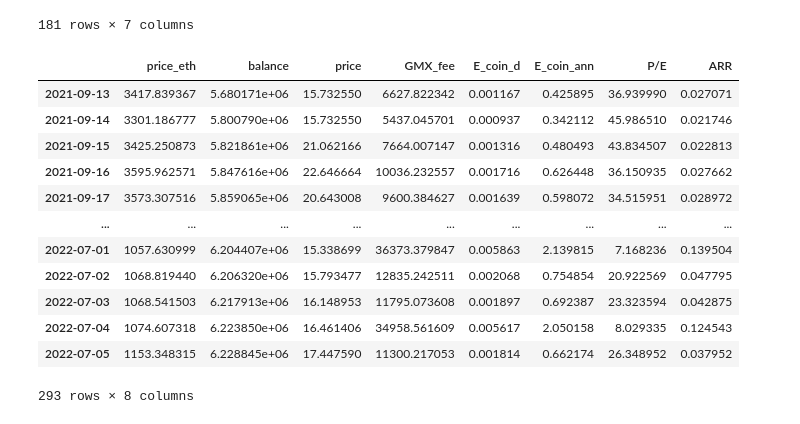
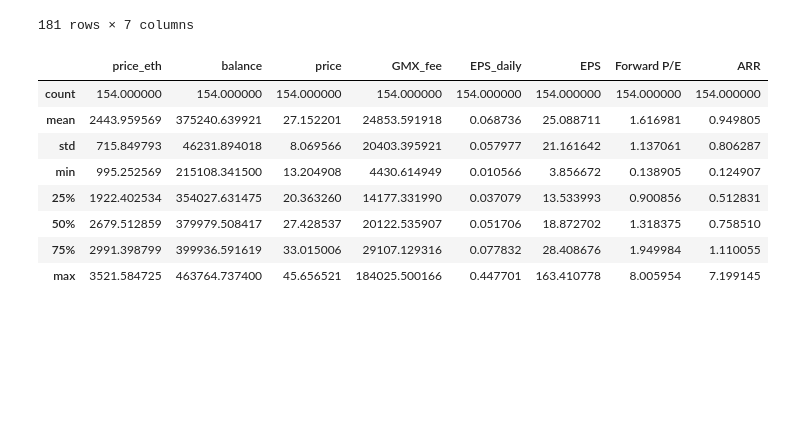
Before and after one commit to chainbound/profit-sharing-protocols-research, a Jupyter notebook: gmx.ipynb, the cells around one changed output. Cells and saved outputs as stored; diff of their text form; code cells hidden in the pictures; blank space fills up the shorter version.

```diff
--- a/gmx.ipynb
+++ b/gmx.ipynb
@@ -75,49 +75,47 @@ gmx_price = gmx_price_raw.drop(['Date'], axis=1)
 
 eth_price.index = pd.to_datetime(eth_price['snapped_at'])
 eth_price.index = eth_price.index.tz_localize(None)
 eth_price = eth_price.drop(['snapped_at'], axis=1)
 eth_price. rename(columns = {'price':'price_eth'}, inplace = True)
 
 def gmx_yield(gmx_data, chain_staked_table, chain, eth_price):
 
     gmx_total_fee = pd.DataFrame(gmx_data.set_index('Date').drop(['Cumulative'], axis=1).sum(axis=1)*0.3)
     gmx_total_fee.columns = ['GMX_fee']
 
     chain_staked_table['time'] = pd.to_datetime(chain_staked_table['time'], unit='s')
     chain_staked_table = chain_staked_table.sort_values(by=['time']).set_index('time').resample('1D').mean().dropna()
 
 
     master_df = pd.merge(gmx_price, gmx_total_fee, left_index=True, right_index=True)
     master_df = pd.merge(chain_staked_table[['balance']], master_df, left_index=True, right_index=True)
     master_df = pd.merge(eth_price[['price_eth']], master_df, left_index=True, right_index=True)
 
 
-    master_df['E_coin_d'] = master_df.GMX_fee / master_df.balance
-    master_df['E_coin_ann'] = master_df['E_coin_d']*365
-    master_df['P/E'] = master_df.price/master_df.E_coin_ann
-    master_df['ARR'] = master_df.E_coin_ann/master_df.price
+    master_df['EPS_daily'] = master_df.GMX_fee / master_df.balance
+    master_df['EPS'] = master_df['EPS_daily']*365
+    master_df['Forward P/E'] = master_df.price/master_df.EPS
+    master_df['ARR'] = master_df.EPS/master_df.price
 
     if chain == 'avax':
         master_df = master_df[(master_df.index > '2022-02-01')]
 
     return master_df
 
 
 arbi_data = gmx_yield(gmx_arb, gmx_arb_staked, 'arbi', eth_price)
 avax_data = gmx_yield(gmx_avax, gmx_avax_staked, 'avax', eth_price)
-arbi_data
+
+arbi_data.describe()
+avax_data.describe()
 # %% [output]
-|  | price_eth | balance | price | GMX_fee | E_coin_d | E_coin_ann | P/E | ARR |
-| 2021-09-13 | 3417.839367 | 5.680171e+06 | 15.732550 | 6627.822342 | 0.001167 | 0.425895 | 36.939990 | 0.027071 |
-| 2021-09-14 | 3301.186777 | 5.800790e+06 | 15.732550 | 5437.045701 | 0.000937 | 0.342112 | 45.986510 | 0.021746 |
-| 2021-09-15 | 3425.250873 | 5.821861e+06 | 21.062166 | 7664.007147 | 0.001316 | 0.480493 | 43.834507 | 0.022813 |
-| 2021-09-16 | 3595.962571 | 5.847616e+06 | 22.646664 | 10036.232557 | 0.001716 | 0.626448 | 36.150935 | 0.027662 |
-| 2021-09-17 | 3573.307516 | 5.859065e+06 | 20.643008 | 9600.384627 | 0.001639 | 0.598072 | 34.515951 | 0.028972 |
-| ... | ... | ... | ... | ... | ... | ... | ... | ... |
-| 2022-07-01 | 1057.630999 | 6.204407e+06 | 15.338699 | 36373.379847 | 0.005863 | 2.139815 | 7.168236 | 0.139504 |
-| 2022-07-02 | 1068.819440 | 6.206320e+06 | 15.793477 | 12835.242511 | 0.002068 | 0.754854 | 20.922569 | 0.047795 |
-| 2022-07-03 | 1068.541503 | 6.217913e+06 | 16.148953 | 11795.073608 | 0.001897 | 0.692387 | 23.323594 | 0.042875 |
-| 2022-07-04 | 1074.607318 | 6.223850e+06 | 16.461406 | 34958.561609 | 0.005617 | 2.050158 | 8.029335 | 0.124543 |
-| 2022-07-05 | 1153.348315 | 6.228845e+06 | 17.447590 | 11300.217053 | 0.001814 | 0.662174 | 26.348952 | 0.037952 |
+|  | price_eth | balance | price | GMX_fee | EPS_daily | EPS | Forward P/E | ARR |
+| count | 154.000000 | 154.000000 | 154.000000 | 154.000000 | 154.000000 | 154.000000 | 154.000000 | 154.000000 |
+| mean | 2443.959569 | 375240.639921 | 27.152201 | 24853.591918 | 0.068736 | 25.088711 | 1.616981 | 0.949805 |
+| std | 715.849793 | 46231.894018 | 8.069566 | 20403.395921 | 0.057977 | 21.161642 | 1.137061 | 0.806287 |
+| min | 995.252569 | 215108.341500 | 13.204908 | 4430.614949 | 0.010566 | 3.856672 | 0.138905 | 0.124907 |
+| 25% | 1922.402534 | 354027.631475 | 20.363260 | 14177.331990 | 0.037079 | 13.533993 | 0.900856 | 0.512831 |
+| 50% | 2679.512859 | 379979.508417 | 27.428537 | 20122.535907 | 0.051706 | 18.872702 | 1.318375 | 0.758510 |
+| 75% | 2991.398799 | 399936.591619 | 33.015006 | 29107.129316 | 0.077832 | 28.408676 | 1.949984 | 1.110055 |
+| max | 3521.584725 | 463764.737400 | 45.656521 | 184025.500166 | 0.447701 | 163.410778 | 8.005954 | 7.199145 |
-293 rows × 8 columns
 # %%
```
Also changed, not shown: parts of 7 cells of this notebook.
